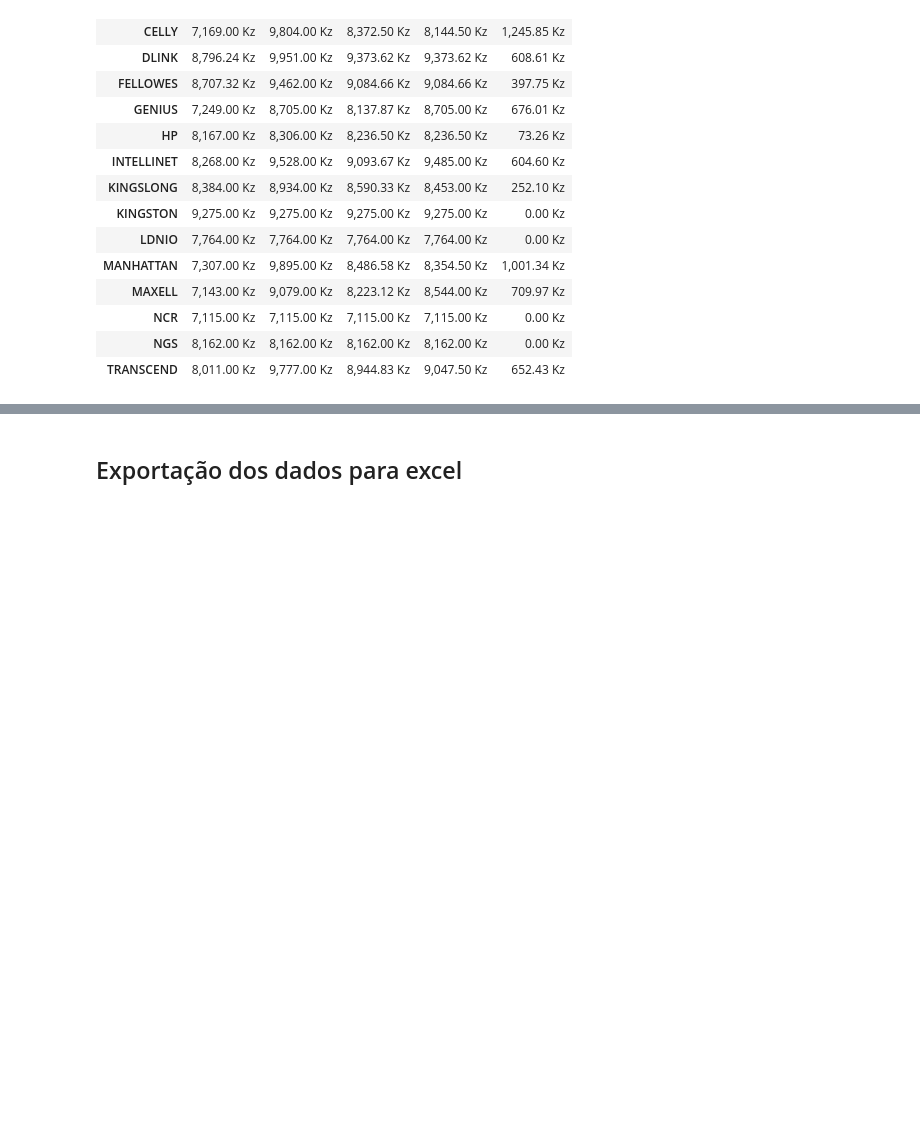
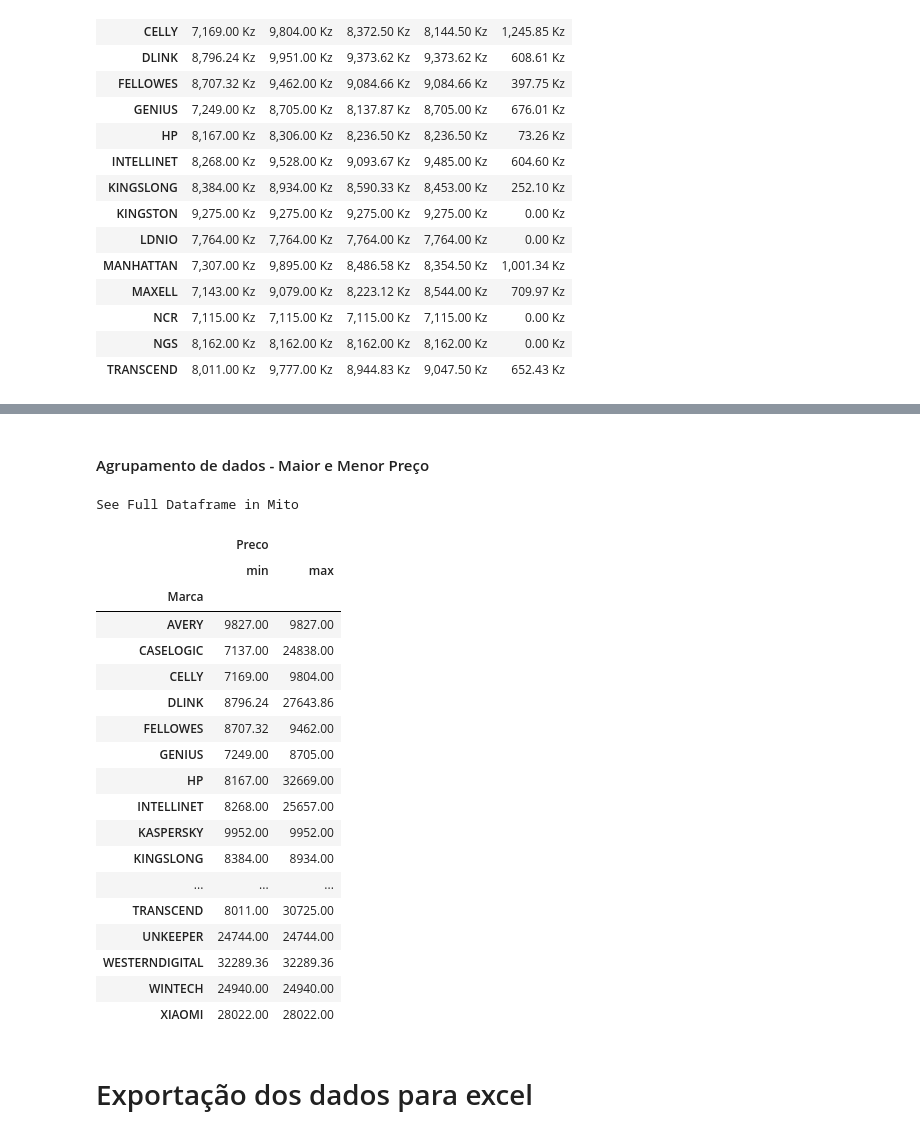
Before and after one commit to EloneSampaio/DataScience, a Jupyter notebook: Dashboard-NCR-WebScraping/notebook.ipynb, the cells around one changed output, grey strips where cells are left out. Drawn from its saved outputs; the diff is of its cells as text; code cells hidden in the pictures; blank space fills up the shorter version.

```diff
--- a/Dashboard-NCR-WebScraping/notebook.ipynb
+++ b/Dashboard-NCR-WebScraping/notebook.ipynb
@@ -202,3 +264,31 @@ df_produtos.groupby('Marca')['Preco'].agg(['min','max','mean','median','std']).s
+# %% [markdown]
+#### Agrupamento de dados - Maior e Menor Preço
+# %%
+#agg_funcao_maior_menor = {'Preco' : ['first','last']} # Definir as funções de maior e menor a serem aplicadas
+agg_funcao_maior_menor = {'Preco' : ['min','max']} # Definir as funções de maior e menor a serem aplicadas
+#agg_funcao_maior_menor = {'Preco' : ['idxmin','idxmax']} #inidice do valor maximo e minimo
+df_produtos.groupby('Marca').agg(agg_funcao_maior_menor).round(2)
+# %% [output]
+See Full Dataframe in Mito
+|  | Preco |  |
+|  | min | max |
+| Marca |  |  |
+| AVERY | 9827.00 | 9827.00 |
+| CASELOGIC | 7137.00 | 24838.00 |
+| CELLY | 7169.00 | 9804.00 |
+| DLINK | 8796.24 | 27643.86 |
+| FELLOWES | 8707.32 | 9462.00 |
+| GENIUS | 7249.00 | 8705.00 |
+| HP | 8167.00 | 32669.00 |
+| INTELLINET | 8268.00 | 25657.00 |
+| KASPERSKY | 9952.00 | 9952.00 |
+| KINGSLONG | 8384.00 | 8934.00 |
+| ... | ... | ... |
+| TRANSCEND | 8011.00 | 30725.00 |
+| UNKEEPER | 24744.00 | 24744.00 |
+| WESTERNDIGITAL | 32289.36 | 32289.36 |
+| WINTECH | 24940.00 | 24940.00 |
+| XIAOMI | 28022.00 | 28022.00 |
 # %% [markdown]
-## Exportação dos dados para excel
+# Exportação dos dados para excel
 # %%
```
Also changed, not shown: parts of 52 cells of this notebook, 3 other files.
